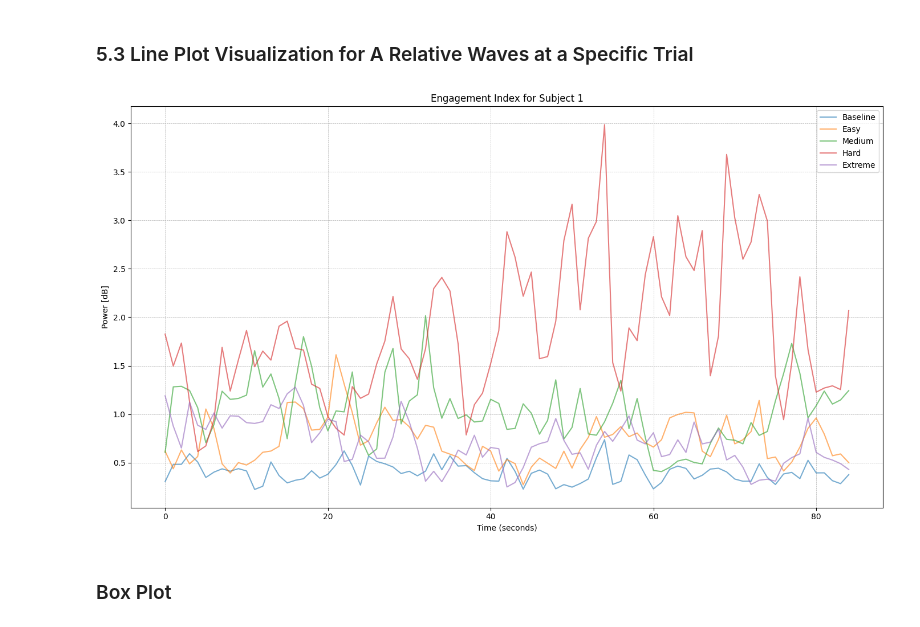
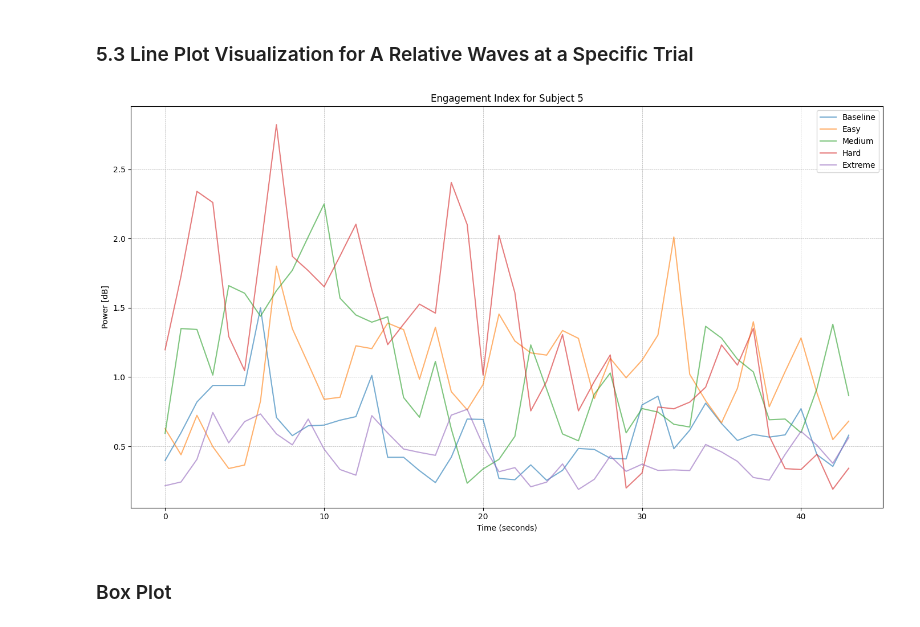
Before and after one commit to aaronjuma/EEGMario, a Jupyter notebook: Analysis/visualization.ipynb, the cells around one changed output. Cells and saved outputs as stored; diff of their text form; code cells hidden in the pictures.

```diff
--- a/Analysis/visualization.ipynb
+++ b/Analysis/visualization.ipynb
@@ -514,35 +514,35 @@ def lineplot_engagement(subject, baseline, easy, medium, hard, extreme):
     theta_ = get_wave("Theta", "f", baseline, easy, medium, hard, extreme)
 
     engagement = []
 
     for i in range(0, 5):
         engagement_ = []
         for j in range(n_subjects):
             engagement_.append(beta_[i][j] / (alpha_[i][j] + theta_[i][j]))
 
         engagement.append(engagement_)
 
     min_length = min([len(i[subject]) for i in engagement])
     trimmed_data = [i[subject][:min_length] for i in engagement]
 
     plt.figure(figsize=(14,8))
     plt.plot(trimmed_data[0], alpha=0.6, label="Baseline")
     plt.plot(trimmed_data[1], alpha=0.6, label="Easy")
     plt.plot(trimmed_data[2], alpha=0.6, label="Medium")
     plt.plot(trimmed_data[3], alpha=0.6, label="Hard")
     plt.plot(trimmed_data[4], alpha=0.6, label="Extreme")
 
     plt.title("Engagement Index for Subject " + f'{subject}')
     plt.xlabel("Time (seconds)")
     plt.ylabel("Power [dB]")
     plt.legend()
     plt.grid(True, which="both", linestyle="--", linewidth=0.5)
     plt.tight_layout()
     plt.show()
 
-lineplot_engagement(1, baseline, easy, medium, hard, extreme)
+lineplot_engagement(5, baseline, easy, medium, hard, extreme)
 # %% [output]
-[figure, old version]
+[figure, new version]
 # %% [markdown]
 ### Box Plot
 # %%
```
Also changed, not shown: parts of 27 cells of this notebook, 15 other files.
